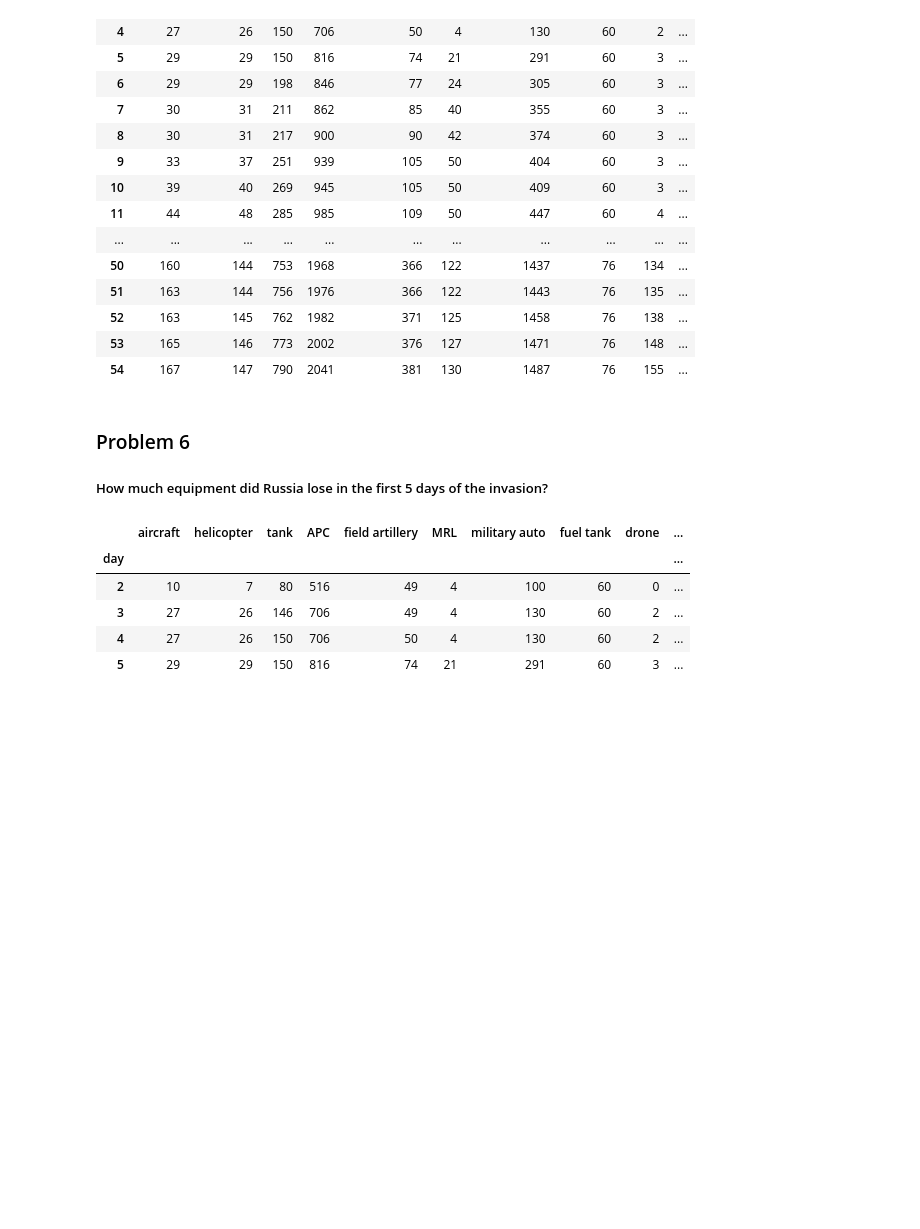
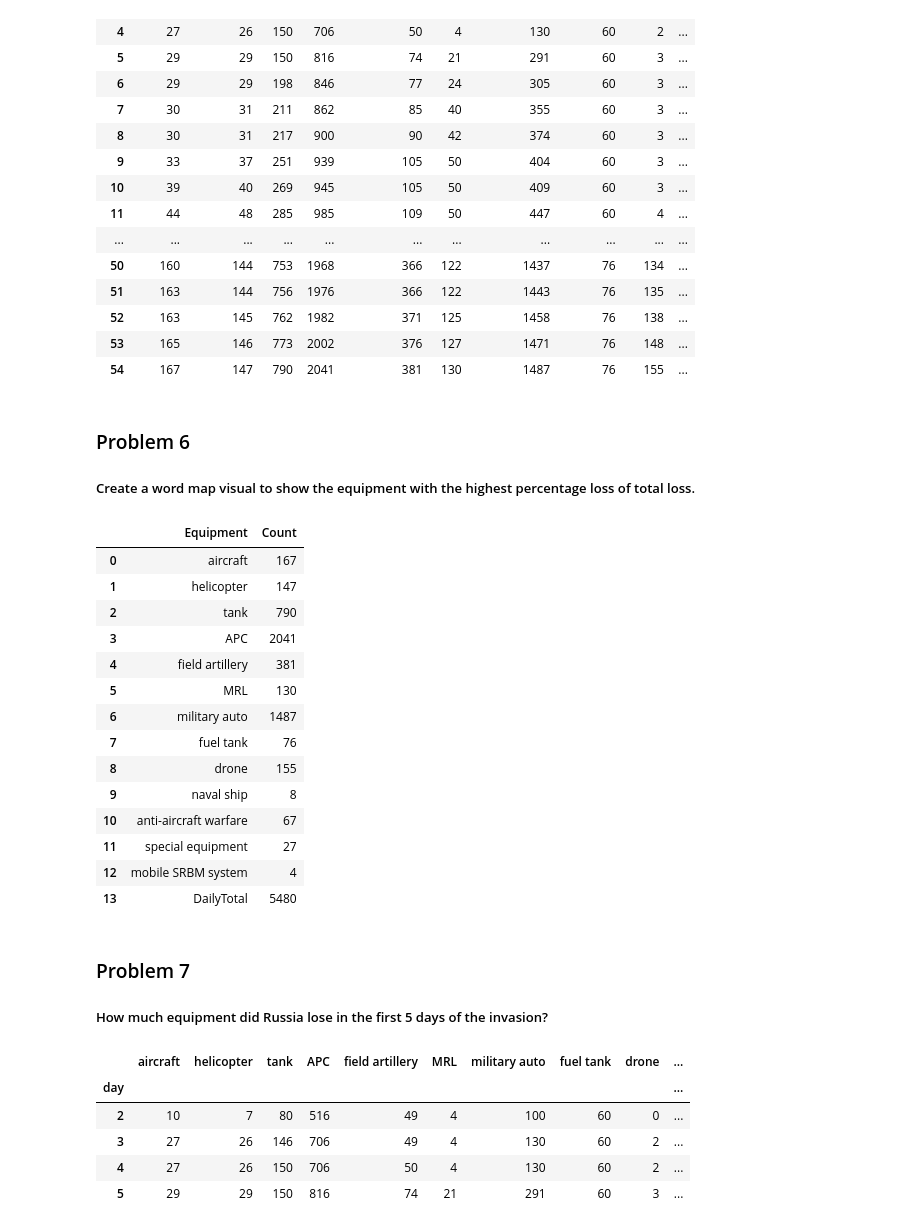
Before and after one commit to Sonya-7/Russian_Invasion_of_Ukraine, a Jupyter notebook: russian-invasion-of-ukraine.ipynb, the cells around one changed output. Saved outputs shown, nothing was run; the diff lists cells and outputs as text; code cells hidden in the pictures; blank space fills up the shorter version.

```diff
--- a/russian-invasion-of-ukraine.ipynb
+++ b/russian-invasion-of-ukraine.ipynb
@@ -22,8 +25,8 @@ mpl.style.use(['ggplot'])
 # %% [markdown]
 Read the CSV file into a Pandas DataFrame
 # %%
-russian_personnel = pd.read_csv('../input/2022-ukraine-russian-war/russia_losses_personnel.csv')
-russian_equipment = pd.read_csv('../input/2022-ukraine-russian-war/russia_losses_equipment.csv')
+russian_personnel = pd.read_csv('russia_losses_personnel.csv')
+russian_equipment = pd.read_csv('russia_losses_equipment.csv')
 # %% [markdown]
 ### Let's start by getting a basic understanding of the DataFrame and cleaning the data
 # %%
@@ -277,8 +280,43 @@ daily_total_equip_loss
 | 52 | 163 | 145 | 762 | 1982 | 371 | 125 | 1458 | 76 | 138 | ... |
 | 53 | 165 | 146 | 773 | 2002 | 376 | 127 | 1471 | 76 | 148 | ... |
 | 54 | 167 | 147 | 790 | 2041 | 381 | 130 | 1487 | 76 | 155 | ... |
+# %% [markdown]
+### Problem 6
+##### Create a word map visual to show the equipment with the highest percentage loss of total loss.
+# %%
+# Get the most recent loss data
+total_loss = daily_total_equip_loss.iloc[-1:]
+total_loss.reset_index(inplace=True)
+total_loss = pd.DataFrame(total_loss.drop('day', axis=1).transpose()).reset_index()
+total_loss
+
+# duplicate equipment name based on how much they contribute to total total_loss
+word_string=""
+max_words = 50
+# for equipment in total_loss.index:
+    #  times_repeat =
+
+total_loss.rename(columns={'index':'Equipment', 0:'Count'}, inplace=True)
+
+total_loss
+# %% [output]
+|  | Equipment | Count |
+| 0 | aircraft | 167 |
+| 1 | helicopter | 147 |
+| 2 | tank | 790 |
+| 3 | APC | 2041 |
+| 4 | field artillery | 381 |
+| 5 | MRL | 130 |
+| 6 | military auto | 1487 |
+| 7 | fuel tank | 76 |
+| 8 | drone | 155 |
+| 9 | naval ship | 8 |
+| 10 | anti-aircraft warfare | 67 |
+| 11 | special equipment | 27 |
+| 12 | mobile SRBM system | 4 |
+| 13 | DailyTotal | 5480 |
 # %% [markdown]
-### Problem 6
+### Problem 7
 
 ##### How much equipment did Russia lose in the first 5 days of the invasion?
 # %%
```
Also changed, not shown: parts of 4 cells of this notebook.
